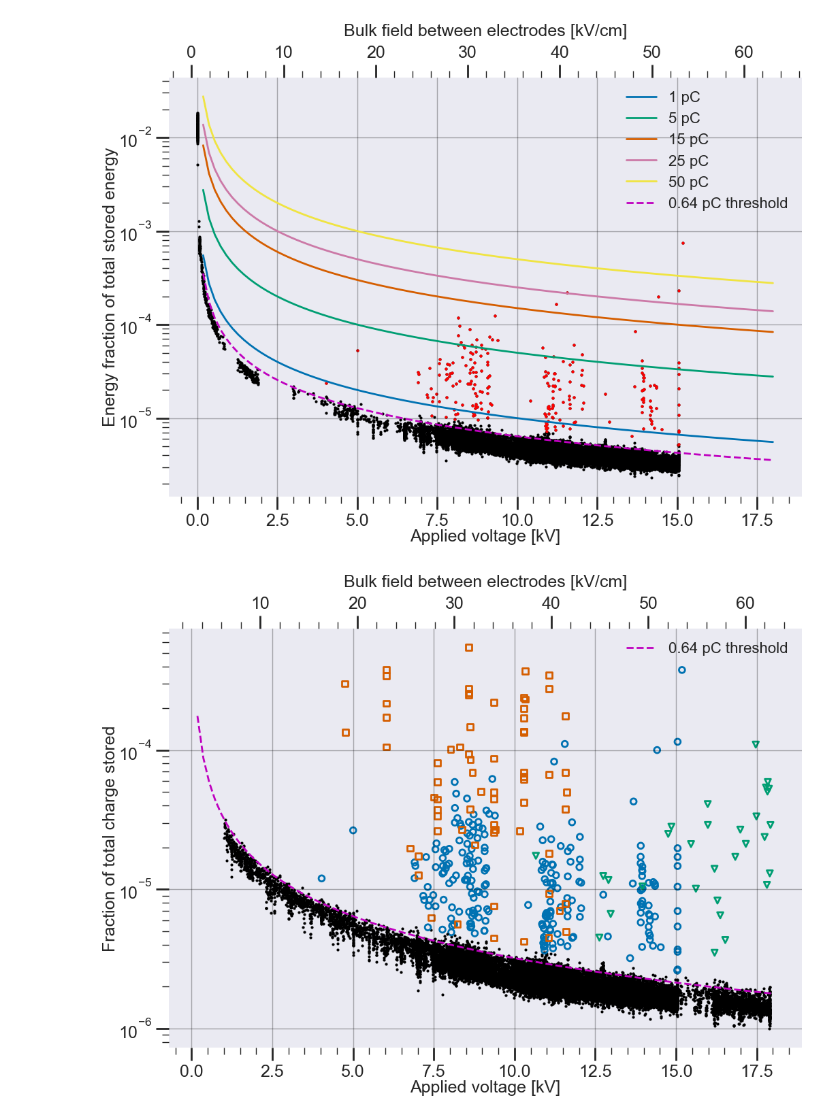
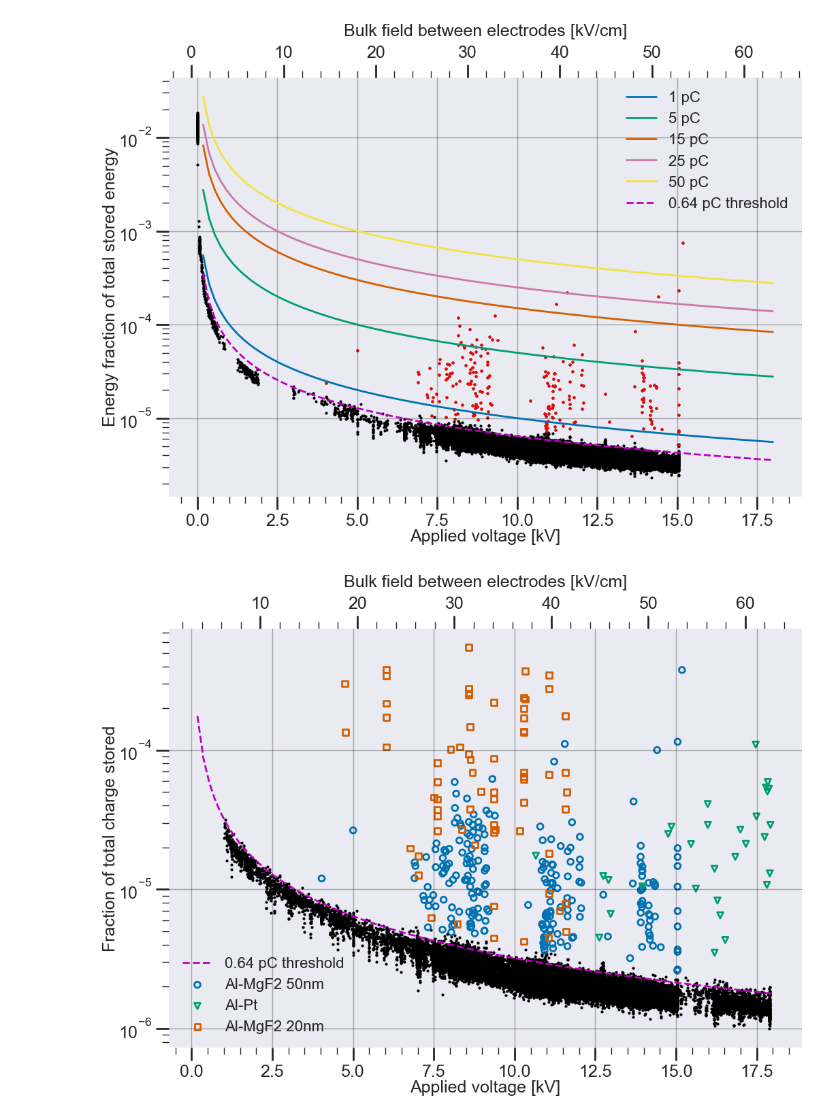
Before and after one commit to ejangelico/ad2-data-processing, a Jupyter notebook: notebooks/Analysis of run comparisons.ipynb, the cells around one changed output. Drawn from its saved outputs; the diff is of its cells as text; code cells hidden in the pictures.

```diff
--- a/notebooks/Analysis of run comparisons.ipynb
+++ b/notebooks/Analysis of run comparisons.ipynb
@@ -655,7 +655,7 @@ mask = (~d["ch3 energy"].isna()) & (d["ch3 amp"] > 2)
 du_evts = d[mask]
 
 total_q = np.array(du_evts["ch3 hv"])*1000*C
-ax.scatter(np.array(du_evts["ch3 hv"]), np.array(du_evts["ch3 charge"])/total_q, marker='o', linewidth=2, facecolors='None', s=40, edgecolors=colors[0])
+ax.scatter(np.array(du_evts["ch3 hv"]), np.array(du_evts["ch3 charge"])/total_q, marker='o', linewidth=2, facecolors='None', s=40, edgecolors=colors[0], label="Al-MgF2 50nm")
 
 
 d = anas[8].df
@@ -672,33 +672,33 @@ mask = (~d["ch3 energy"].isna()) & (d["ch3 amp"] > 2)
 du_evts = d[mask]
 
 total_q = np.array(du_evts["ch3 hv"])*1000*C
-ax.scatter(np.array(du_evts["ch3 hv"]), np.array(du_evts["ch3 charge"])/total_q, marker='v', linewidth=2, facecolors='None', s=40, edgecolors=colors[1])
+ax.scatter(np.array(du_evts["ch3 hv"]), np.array(du_evts["ch3 charge"])/total_q, marker='v', linewidth=2, facecolors='None', s=40, edgecolors=colors[1], label="Al-Pt")
 
 d = anas[9].df
 
 mask = (~d["ch3 energy"].isna()) & (d["ch3 hv"] > 1) & (d["ch3 amp"] < 2)
 du_evts = d[mask]
 
 total_q = np.array(du_evts["ch3 hv"])*1000*C
 ax.scatter(np.array(du_evts["ch3 hv"]), np.array(du_evts["ch3 charge"])/total_q, color='k')
 ax2.scatter(np.array(du_evts["ch3 field"]), np.array(du_evts["ch3 charge"])/total_q, color='k', alpha=0)
 
 
 mask = (~d["ch3 energy"].isna()) & (d["ch3 amp"] > 2)
 du_evts = d[mask]
 
 total_q = np.array(du_evts["ch3 hv"])*1000*C
-ax.scatter(np.array(du_evts["ch3 hv"]), np.array(du_evts["ch3 charge"])/total_q, marker='s', linewidth=2, facecolors='None', s=40, edgecolors=colors[2])
+ax.scatter(np.array(du_evts["ch3 hv"]), np.array(du_evts["ch3 charge"])/total_q, marker='s', linewidth=2, facecolors='None', s=40, edgecolors=colors[2], label="Al-MgF2 20nm")
 
 
 
 ax2.grid(False)
 ax2.set_xlabel("Bulk field between electrodes [kV/cm]", labelpad=10)
 ax.set_xlabel("Applied voltage [kV]")
 ax.set_ylabel("Fraction of total charge stored")
 ax.legend()
 ax.grid(color='k', alpha=0.3)
 ax.set_yscale("log")
 plt.show()
 # %% [output]
-[figure, old version]
+[figure, new version]
```
Also changed, not shown: parts of 12 cells of this notebook, 2 other files.
